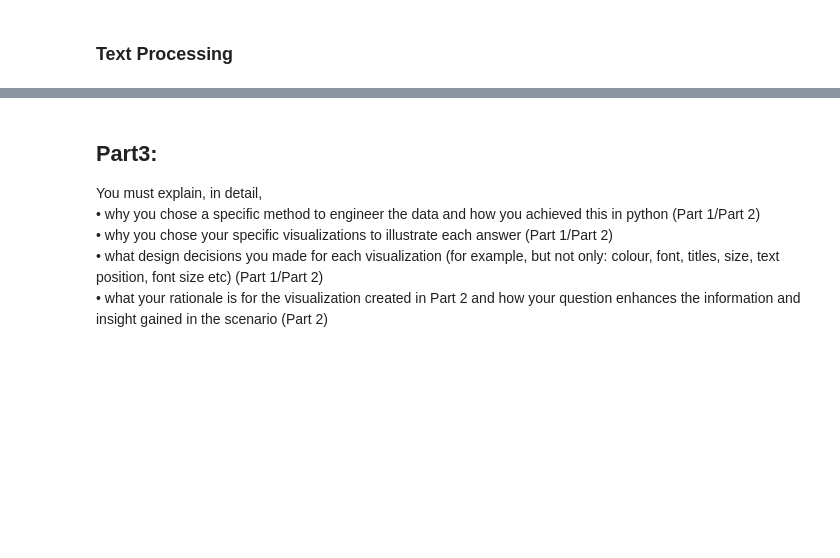
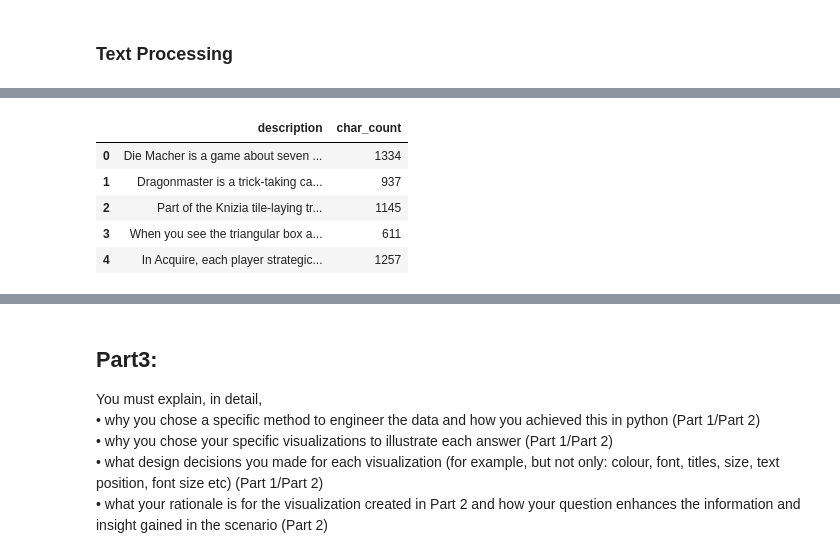
Before and after one commit to FJGM2023015/CA1_DVis_HDip_Lvl8-, a Jupyter notebook: Francisco_Gorigoitia_DVisHDip_CA1.ipynb, the cells around one changed output, grey strips where cells are left out. Saved outputs shown, nothing was run; the diff lists cells and outputs as text; code cells hidden in the pictures; blank space fills up the shorter version.

```diff
--- a/Francisco_Gorigoitia_DVisHDip_CA1.ipynb
+++ b/Francisco_Gorigoitia_DVisHDip_CA1.ipynb
@@ -1316,0 +1343,11 @@ Name: description, dtype: object
+# %%
+# Number of characters
+df_games['char_count'] = df_games['description'].str.len()
+df_games[['description','char_count']].head()
+# %% [output]
+|  | description | char_count |
+| 0 | Die Macher is a game about seven ... | 1334 |
+| 1 | Dragonmaster is a trick-taking ca... | 937 |
+| 2 | Part of the Knizia tile-laying tr... | 1145 |
+| 3 | When you see the triangular box a... | 611 |
+| 4 | In Acquire, each player strategic... | 1257 |
```
Also changed, not shown: parts of 10 cells of this notebook.
